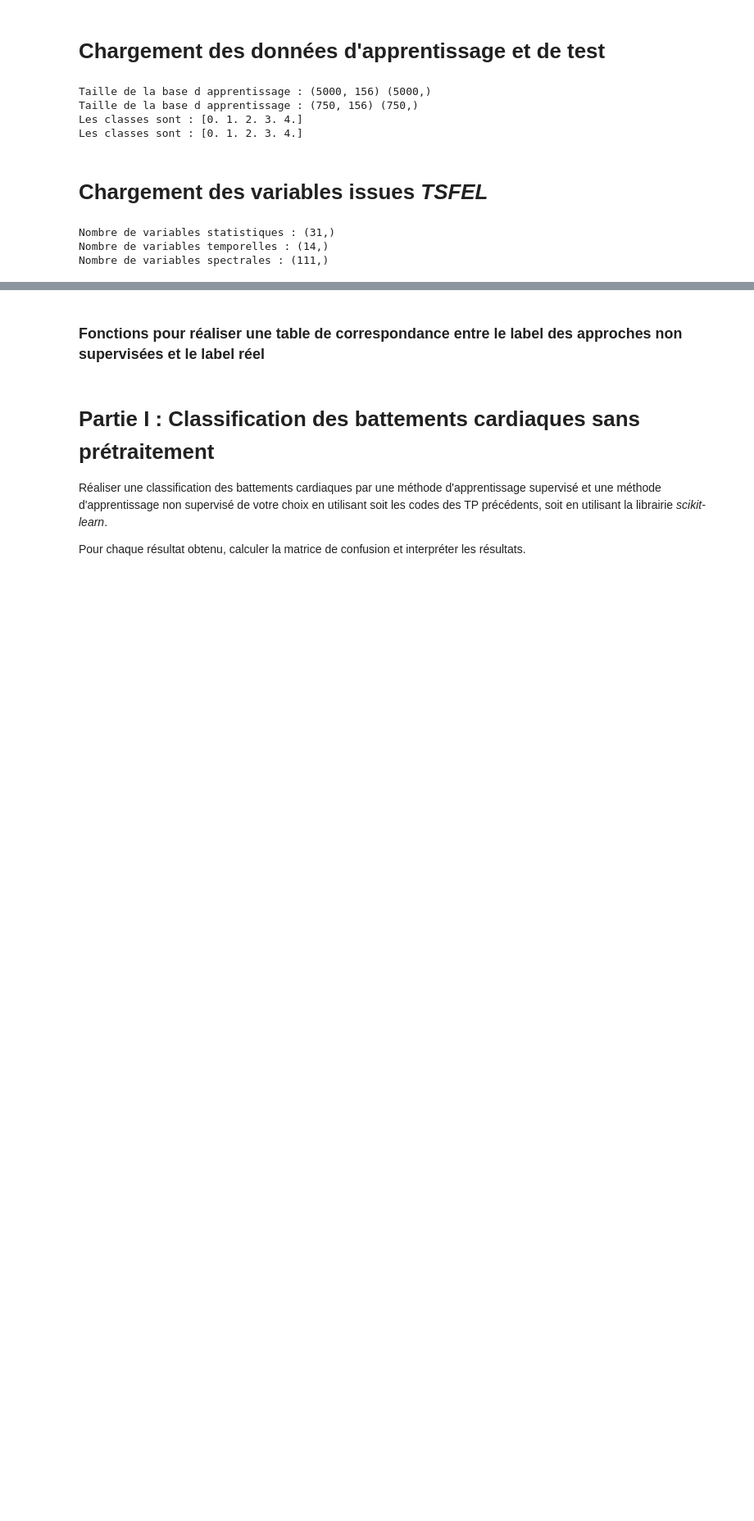
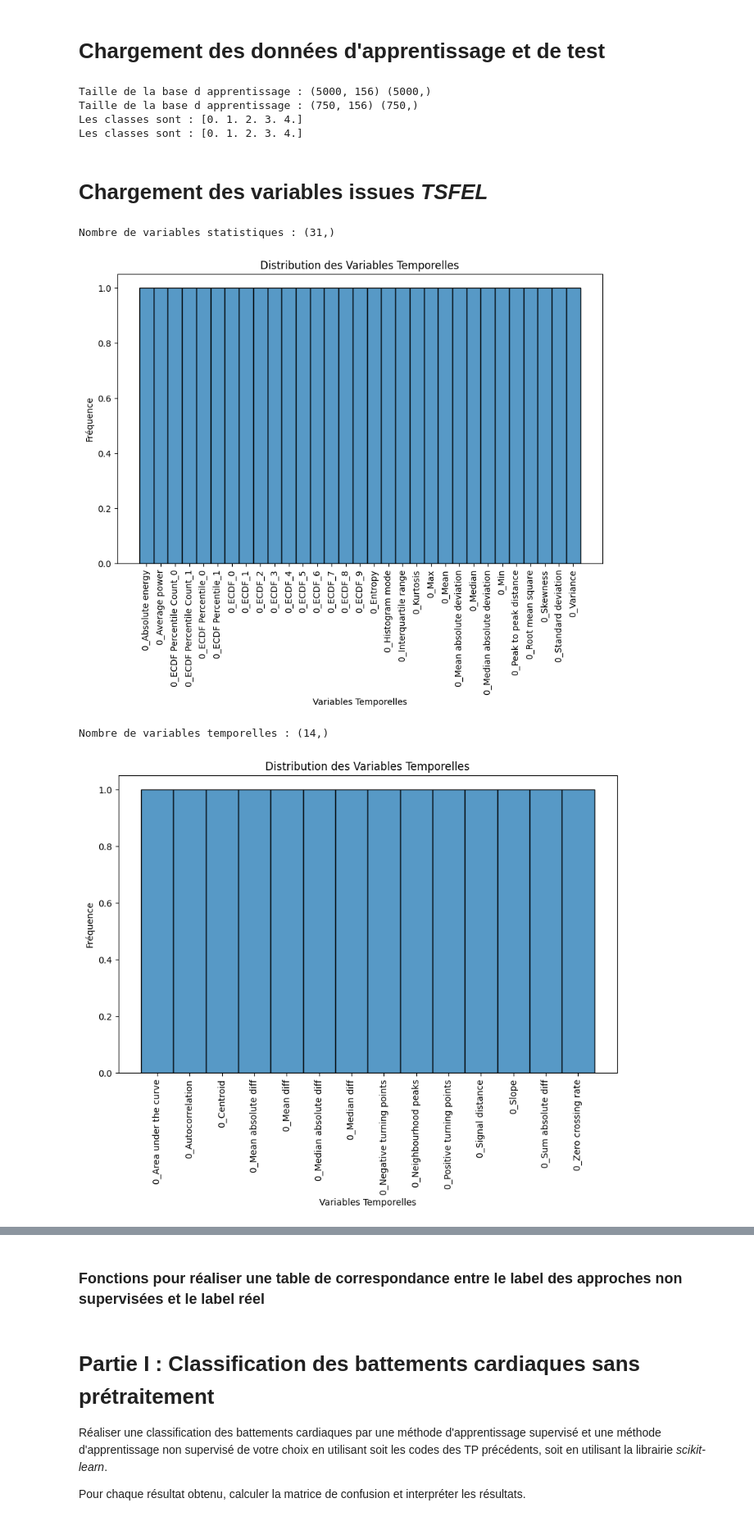
Before and after one commit to MA-BOUSSOUALEF/Classification-of-Heartbeats, a Jupyter notebook: Projet_ECG_Etudiant.ipynb, the cells around one changed output, grey strips where cells are left out. Shown at 82% size. Drawn from its saved outputs; the diff is of its cells as text; code cells hidden in the pictures; blank space fills up the shorter version.

```diff
--- a/Projet_ECG_Etudiant.ipynb
+++ b/Projet_ECG_Etudiant.ipynb
@@ -58,16 +58,37 @@ Les classes sont : [0. 1. 2. 3. 4.]
 # %%
 ListeVariablesStat=np.load('./ListeVariableStat.npy',allow_pickle=True)
 print('Nombre de variables statistiques :',ListeVariablesStat.shape)
 #print('Liste Variables Statistiques :', ListeVariablesStat)
-
+plt.figure(figsize=(10, 6))
+sns.histplot(ListeVariablesStat, kde=False)
+plt.title('Distribution des Variables Temporelles')
+plt.xlabel('Variables Temporelles')
+plt.ylabel('Fréquence')
+plt.xticks(rotation=90)
+plt.show()
 ListeVariablesTemps=np.load('./ListeVariableTemps.npy',allow_pickle=True)
 print('Nombre de variables temporelles :',ListeVariablesTemps.shape)
 #print('Liste Variables Temporelles :',ListeVariablesTemps)
+plt.figure(figsize=(10, 6))
+sns.histplot(ListeVariablesTemps, kde=False)
+plt.title('Distribution des Variables Temporelles')
+plt.xlabel('Variables Temporelles')
+plt.ylabel('Fréquence')
+plt.xticks(rotation=90)
+plt.show()
 
 ListeVariablesSpectral=np.load('./ListeVariableSpectral.npy',allow_pickle=True)
 print('Nombre de variables spectrales :',ListeVariablesSpectral.shape)
 #print('Liste Variables Spectrales :',ListeVariablesSpectral)
+plt.figure(figsize=(20, 9))
+sns.histplot(ListeVariablesSpectral, kde=False)
+plt.title('Distribution des Variables Temporelles')
+plt.xlabel('Variables Temporelles')
+plt.ylabel('Fréquence')
+plt.xticks(rotation=90)
+plt.show()
 # %% [output]
 Nombre de variables statistiques : (31,)
-Nombre de variables temporelles : (14,)
-Nombre de variables spectrales : (111,)
+[figure, added]
+Nombre de variables temporelles : (14,)
+[figure, added]
```
Also changed, not shown: parts of 6 cells of this notebook.
